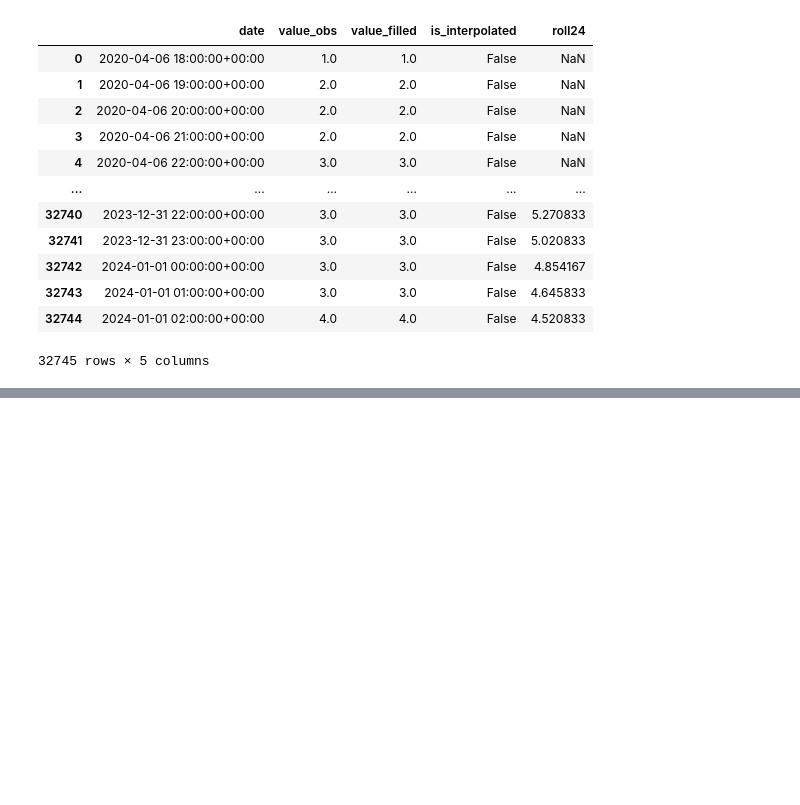
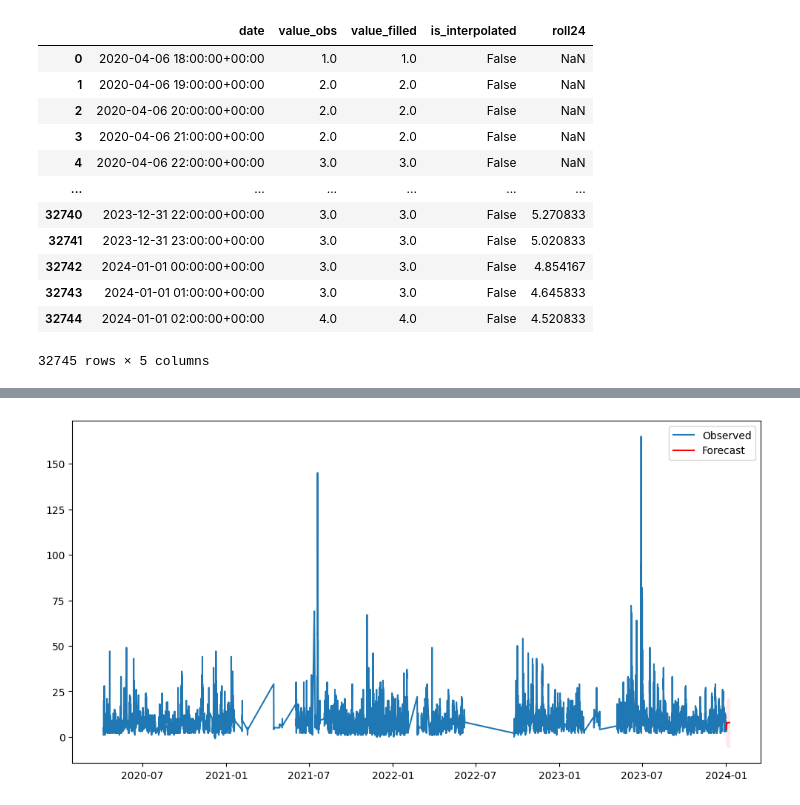
Before and after one commit to olliekm/DeepAQ-System, a Jupyter notebook: notebooks/testingapi.ipynb, the cells around one changed output, grey strips where cells are left out. Saved outputs shown, nothing was run; the diff lists cells and outputs as text; code cells hidden in the pictures; blank space fills up the shorter version.

```diff
--- a/notebooks/testingapi.ipynb
+++ b/notebooks/testingapi.ipynb
@@ -352,0 +351,26 @@ KeyError: 'date'
+# %%
+from statsmodels.tsa.statespace.sarimax import SARIMAX
+
+# Use continuous series for SARIMAX
+series = pd.Series(df['value_filled'].values, index=pd.DatetimeIndex(df['date']))
+
+# Fill NaN (SARIMAX doesn't handle NaN well)
+series = series.interpolate(limit_direction='both')
+
+# Fit SARIMAX (tune orders for your data)
+model = SARIMAX(series, order=(2,1,2), seasonal_order=(1,0,1,24))
+results = model.fit()
+
+# Forecast next 7 days (hourly)
+forecast = results.get_forecast(steps=24*7)
+forecast_ci = forecast.conf_int()
+
+# Plot
+plt.figure(figsize=(12,6))
+plt.plot(series, label="Observed")
+plt.plot(forecast.predicted_mean, label="Forecast", color='red')
+plt.fill_between(forecast_ci.index, forecast_ci.iloc[:, 0], forecast_ci.iloc[:, 1], color='pink', alpha=0.3)
+plt.legend()
+plt.show()
+# %% [output]
+[figure, added]
```
Also changed, not shown: parts of 1 cell of this notebook, 3 other files.
